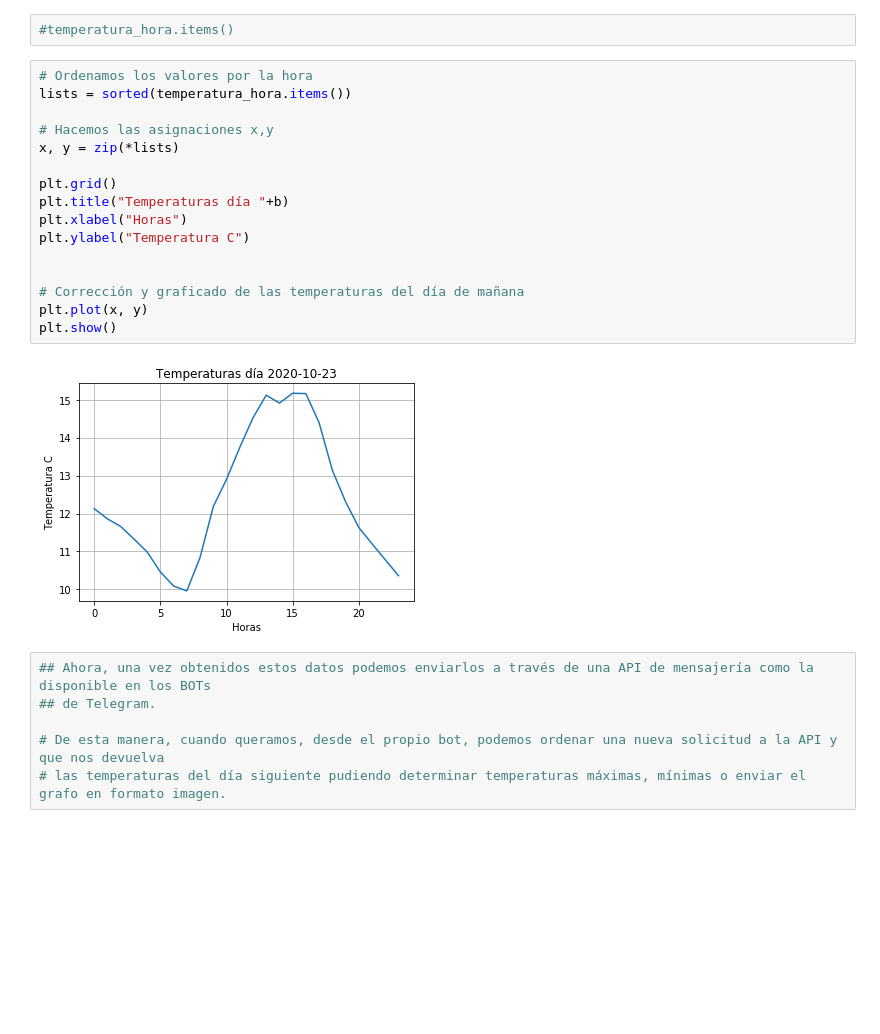
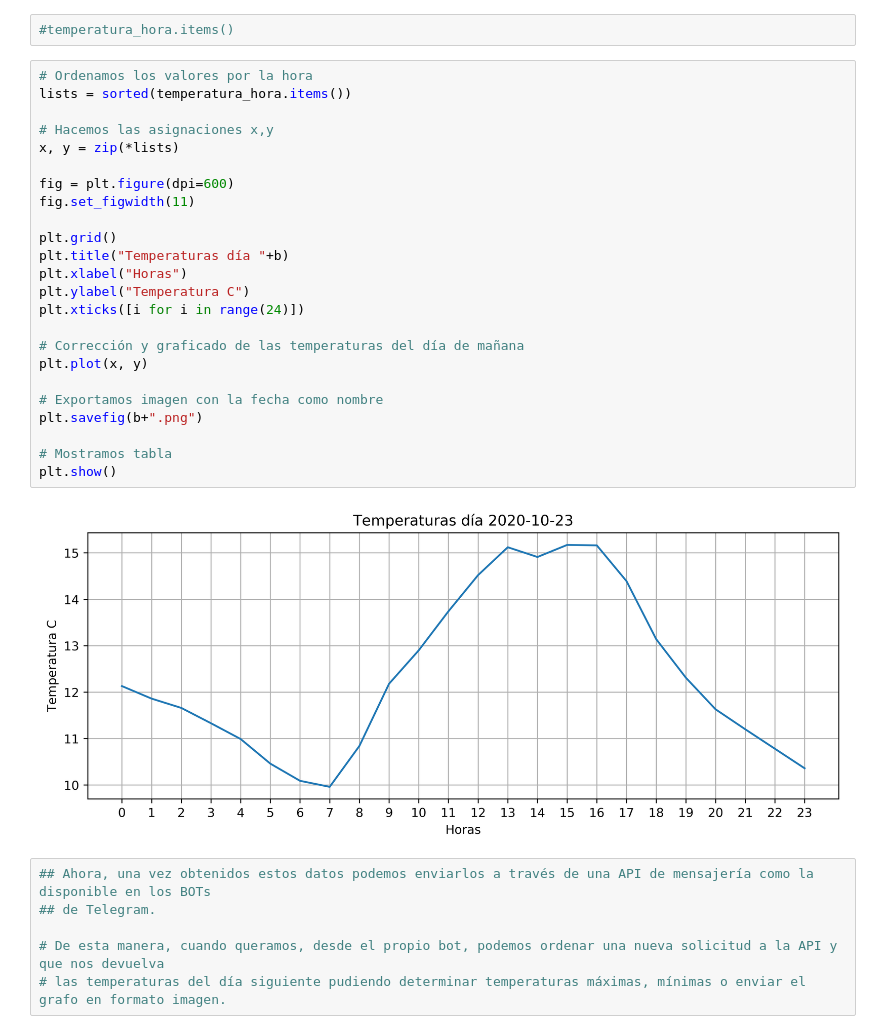
Before and after one commit to davidelinformatico/TFG, a Jupyter notebook: scripts/Pruebas Geolocalización.ipynb, the cells around one changed output. Drawn from its saved outputs; the diff is of its cells as text; blank space fills up the shorter version.

Commit message:
Redimensionado y exportado de imagen

```diff
--- a/scripts/Pruebas Geolocalización.ipynb
+++ b/scripts/Pruebas Geolocalización.ipynb
@@ -129,21 +129,29 @@ for i in range (24):
 # %%
 # Ordenamos los valores por la hora
 lists = sorted(temperatura_hora.items())
 
 # Hacemos las asignaciones x,y
 x, y = zip(*lists)
 
+fig = plt.figure(dpi=600)
+fig.set_figwidth(11)
+
 plt.grid()
 plt.title("Temperaturas día "+b)
 plt.xlabel("Horas")
 plt.ylabel("Temperatura C")
-
+plt.xticks([i for i in range(24)])
 
 # Corrección y graficado de las temperaturas del día de mañana
 plt.plot(x, y)
+
+# Exportamos imagen con la fecha como nombre
+plt.savefig(b+".png")
+
+# Mostramos tabla
 plt.show()
 # %% [output]
-[figure, old version]
+[figure, new version]
 # %%
 ## Ahora, una vez obtenidos estos datos podemos enviarlos a través de una API de mensajería como la disponible en los BOTs
 ## de Telegram.
```
Also changed, not shown: 1 other file.
